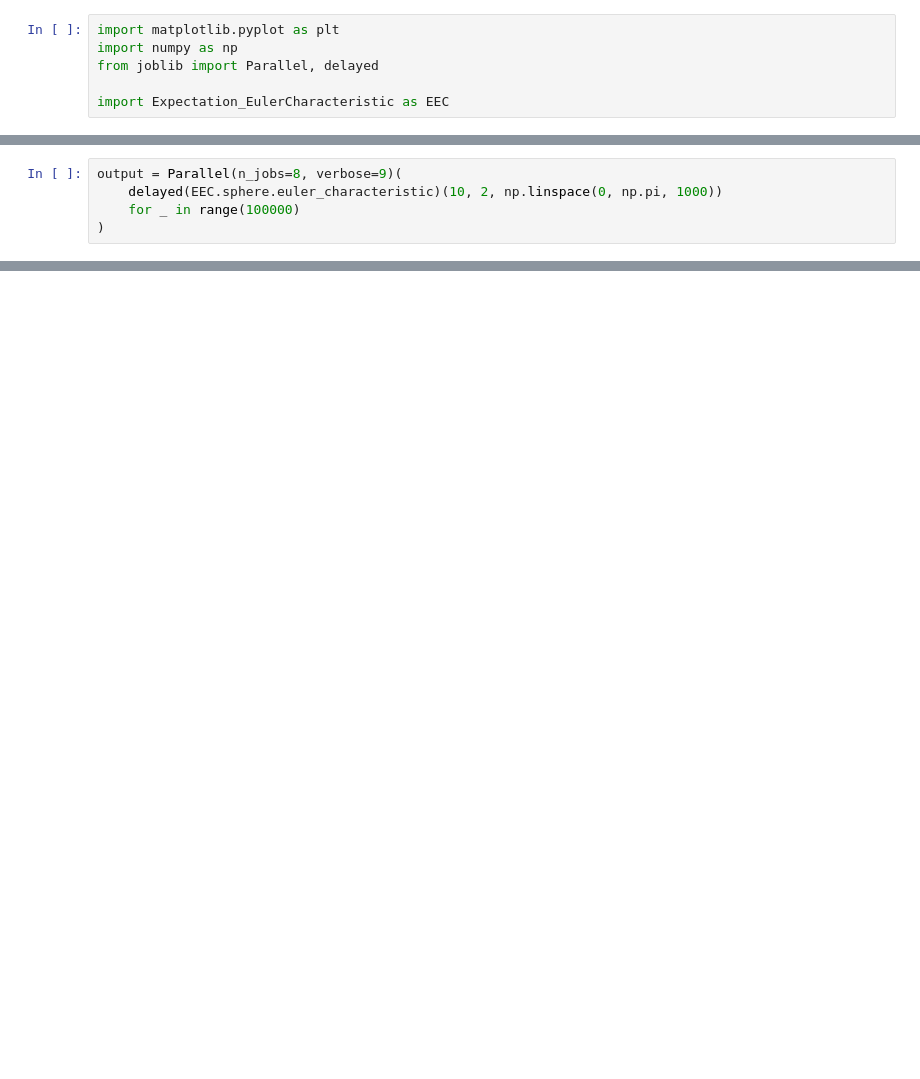
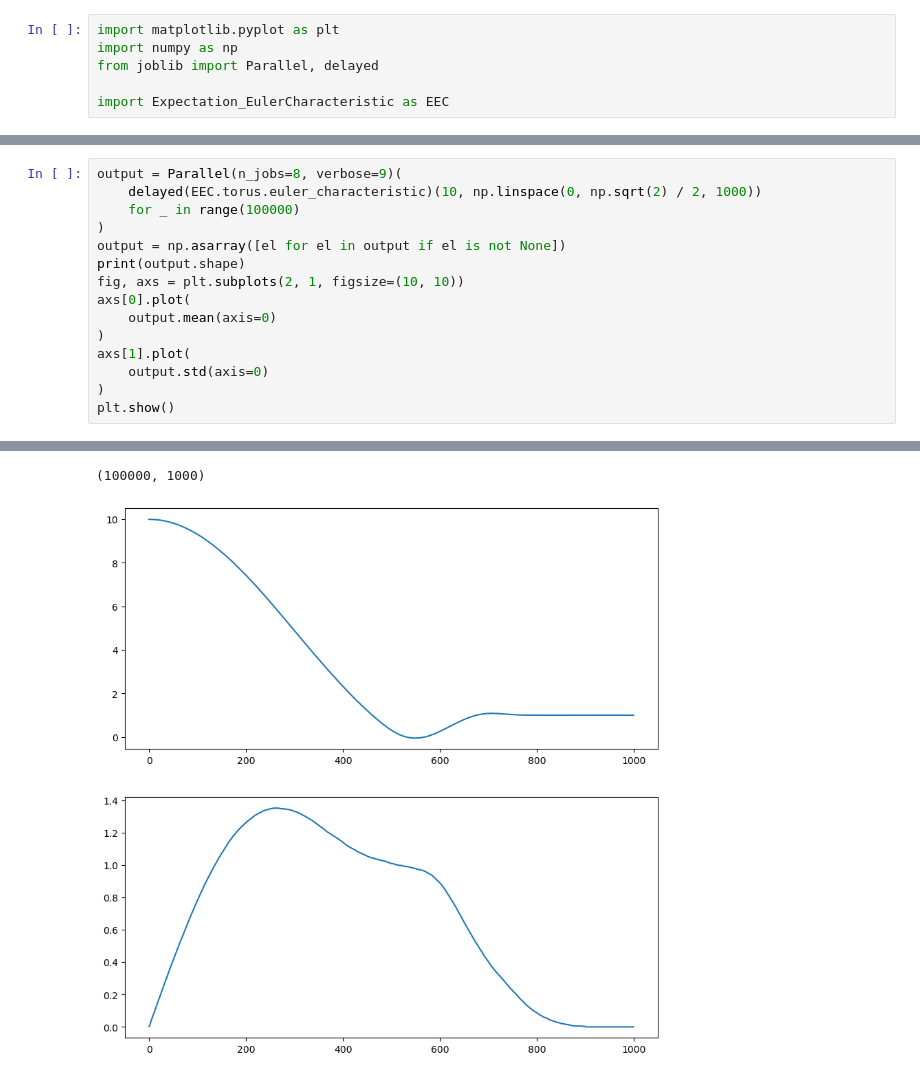
Before and after one commit to TJPaik/misc, a Jupyter notebook: EEC_example.ipynb, the cells around one changed output, grey strips where cells are left out. Cells and saved outputs as stored; diff of their text form; blank space fills up the shorter version.

```diff
--- a/EEC_example.ipynb
+++ b/EEC_example.ipynb
@@ -46,7 +77,17 @@ plt.show()
 # %%
 output = Parallel(n_jobs=8, verbose=9)(
-    delayed(EEC.sphere.euler_characteristic)(10, 2, np.linspace(0, np.pi, 1000))
+    delayed(EEC.torus.euler_characteristic)(10, np.linspace(0, np.sqrt(2) / 2, 1000))
     for _ in range(100000)
 )
+output = np.asarray([el for el in output if el is not None])
+print(output.shape)
+fig, axs = plt.subplots(2, 1, figsize=(10, 10))
+axs[0].plot(
+    output.mean(axis=0)
+)
+axs[1].plot(
+    output.std(axis=0)
+)
+plt.show()
 # %% [output]
 [Parallel(n_jobs=8)]: Using backend LokyBackend with 8 concurrent workers.
@@ -68,0 +110,2 @@ output = Parallel(n_jobs=8, verbose=9)(
+(100000, 1000)
+[figure, added]
```
Also changed, not shown: parts of 12 cells of this notebook.
